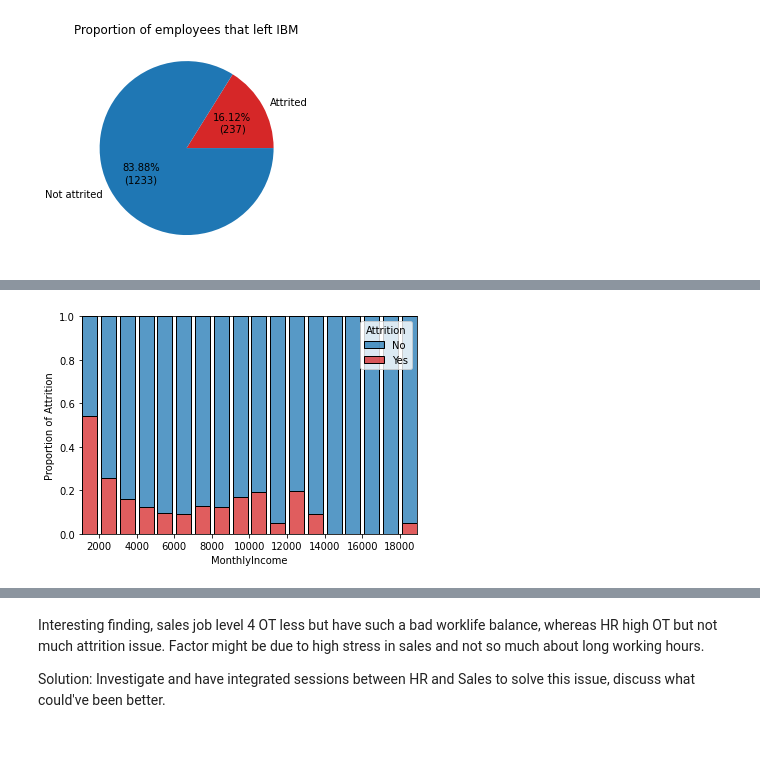
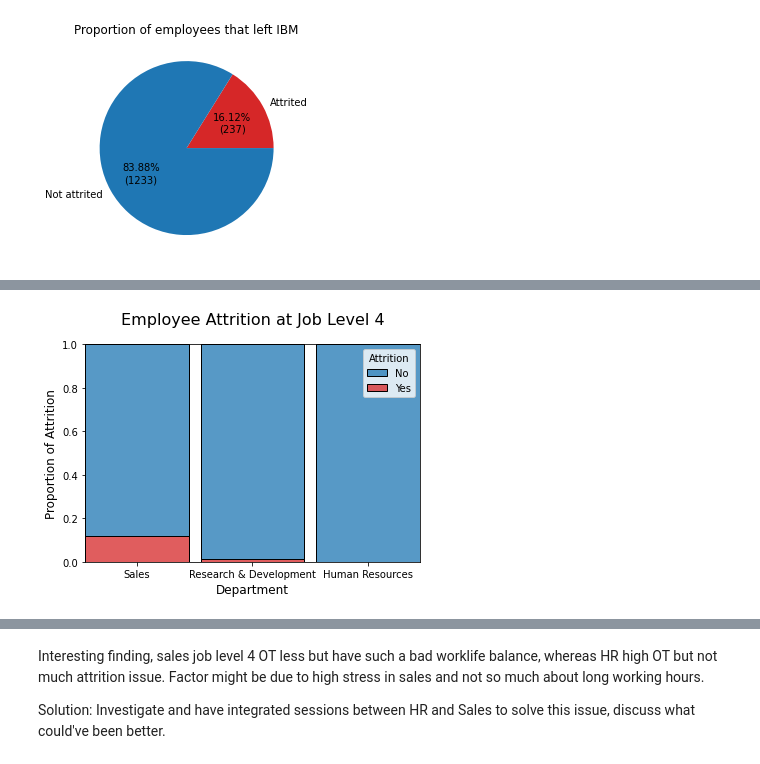
Before and after one commit to Wincenttjoi/employee-data-visualization, a Jupyter notebook: Final.ipynb, the cells around one changed output, grey strips where cells are left out. Saved outputs shown, nothing was run; the diff lists cells and outputs as text; code cells hidden in the pictures.

```diff
--- a/Final.ipynb
+++ b/Final.ipynb
@@ -96,14 +132,15 @@ plt.show()
 # %%
-### 100% stacked histogram of x=income and y=attrition
-bins_hist = range(1000, 20000, 1000)
+### Histogram for Department with attrition where JobLevel = 4
 p = sns.histplot(
-    data=df,
+    data=df.where(df["JobLevel"] == 4),
     bins = bins_hist,
-    x="MonthlyIncome", hue="Attrition",
+    x="Department", hue="Attrition", hue_order=['No', 'Yes'], palette=["C0", "C3"],
     multiple="fill", stat="proportion",
-    shrink=.8, hue_order=['No', 'Yes'], palette=["C0", "C3"]
+    shrink=.9
 )
-p.set_ylabel("Proportion of Attrition")
+p.set_ylabel("Proportion of Attrition", fontsize=12)
+p.set_xlabel("Department", fontsize=12)
+p.set_title("Employee Attrition at Job Level 4", fontsize=16, pad=20)
 plt.show()
 # %% [output]
-[figure, old version]
+[figure, new version]
```
Also changed, not shown: parts of 15 cells of this notebook.
